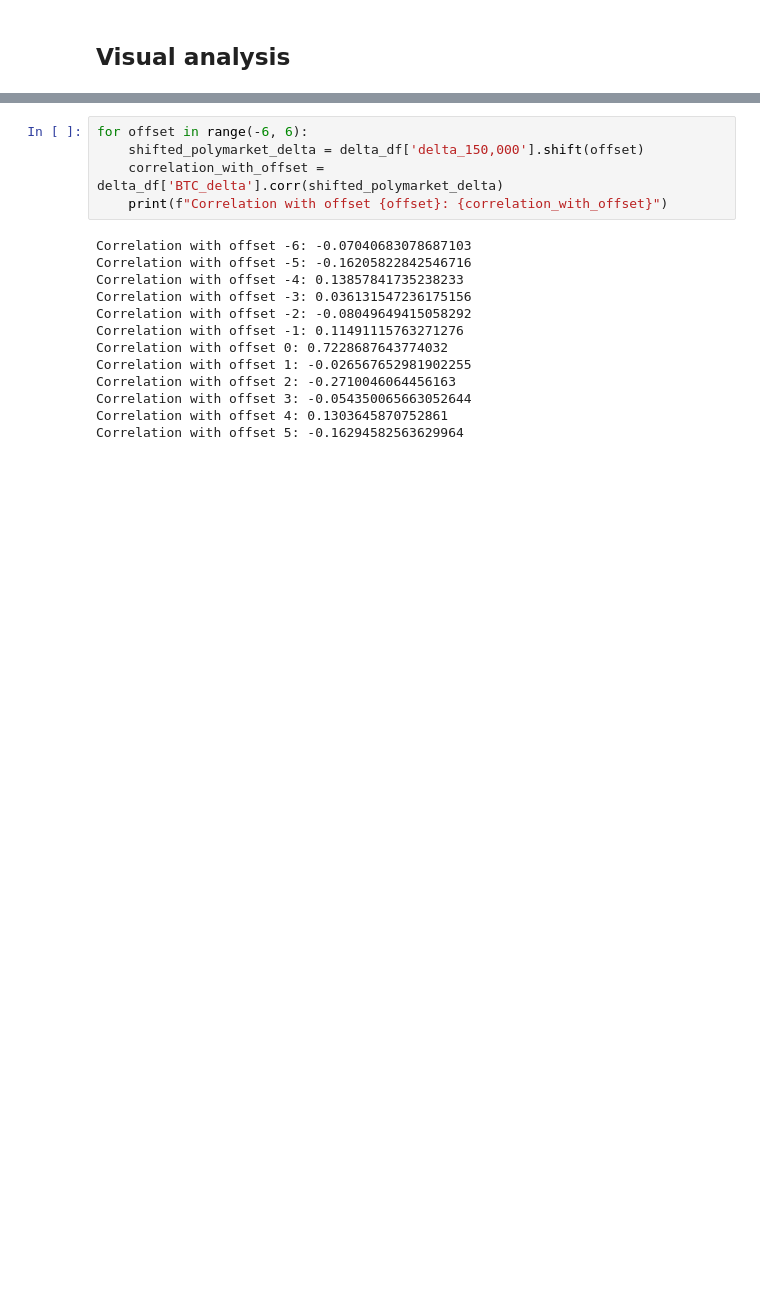
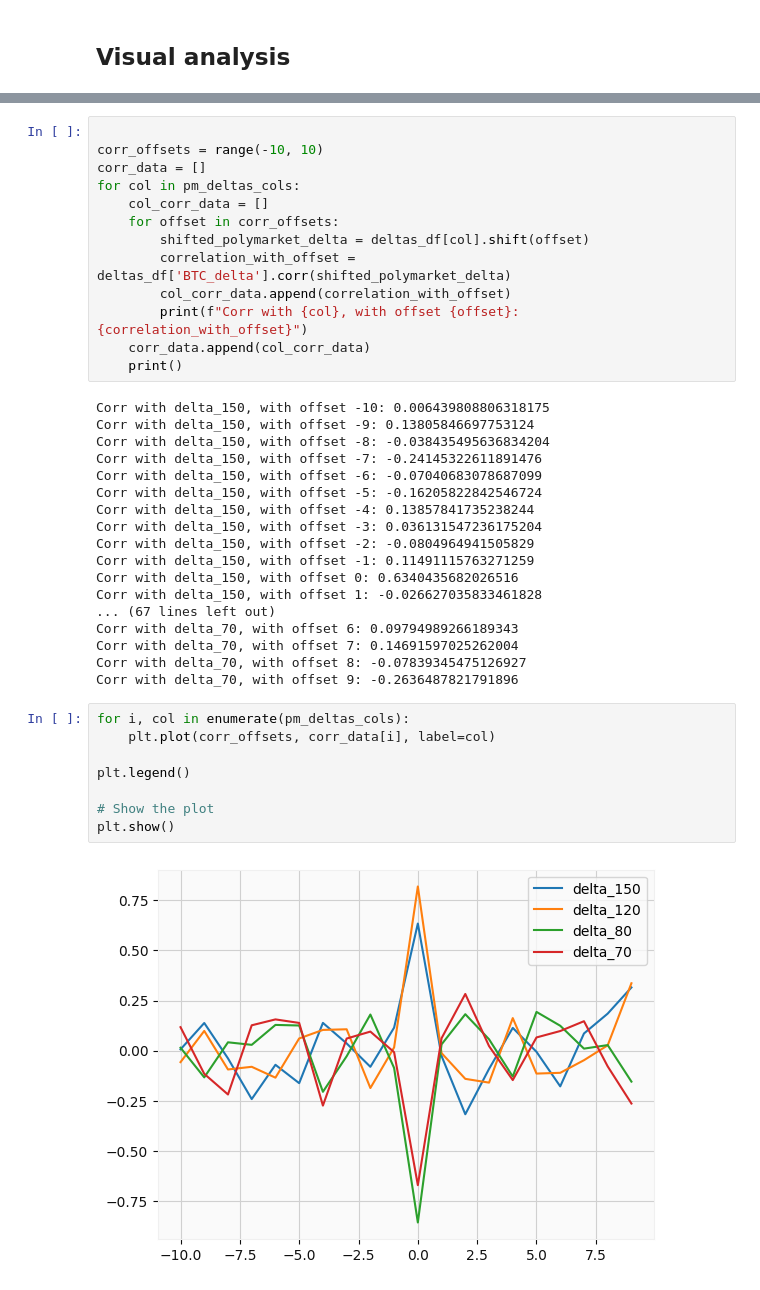
Before and after one commit to DiceNameIsMy/algotrading, a Jupyter notebook: src/main.ipynb, the cells around one changed output, grey strips where cells are left out. Cells and saved outputs as stored; diff of their text form; blank space fills up the shorter version.

```diff
--- a/src/main.ipynb
+++ b/src/main.ipynb
@@ -178,18 +185,41 @@ plt.show()
 # %%
-for offset in range(-6, 6):
-    shifted_polymarket_delta = delta_df['delta_150,000'].shift(offset)
-    correlation_with_offset = delta_df['BTC_delta'].corr(shifted_polymarket_delta)
-    print(f"Correlation with offset {offset}: {correlation_with_offset}")
+
+corr_offsets = range(-10, 10)
+corr_data = []
+for col in pm_deltas_cols:
+    col_corr_data = []
+    for offset in corr_offsets:
+        shifted_polymarket_delta = deltas_df[col].shift(offset)
+        correlation_with_offset = deltas_df['BTC_delta'].corr(shifted_polymarket_delta)
+        col_corr_data.append(correlation_with_offset)
+        print(f"Corr with {col}, with offset {offset}: {correlation_with_offset}")
+    corr_data.append(col_corr_data)
+    print()
 # %% [output]
-Correlation with offset -6: -0.07040683078687103
-Correlation with offset -5: -0.16205822842546716
-Correlation with offset -4: 0.13857841735238233
-Correlation with offset -3: 0.036131547236175156
-Correlation with offset -2: -0.08049649415058292
-Correlation with offset -1: 0.11491115763271276
-Correlation with offset 0: 0.7228687643774032
-Correlation with offset 1: -0.026567652981902255
-Correlation with offset 2: -0.2710046064456163
-Correlation with offset 3: -0.054350065663052644
-Correlation with offset 4: 0.1303645870752861
-Correlation with offset 5: -0.16294582563629964
+Corr with delta_150, with offset -10: 0.006439808806318175
+Corr with delta_150, with offset -9: 0.13805846697753124
+Corr with delta_150, with offset -8: -0.038435495636834204
+Corr with delta_150, with offset -7: -0.24145322611891476
+Corr with delta_150, with offset -6: -0.07040683078687099
+Corr with delta_150, with offset -5: -0.16205822842546724
+Corr with delta_150, with offset -4: 0.13857841735238244
+Corr with delta_150, with offset -3: 0.036131547236175204
+Corr with delta_150, with offset -2: -0.0804964941505829
+Corr with delta_150, with offset -1: 0.11491115763271259
+Corr with delta_150, with offset 0: 0.6340435682026516
+Corr with delta_150, with offset 1: -0.026627035833461828
+... (67 lines left out)
+Corr with delta_70, with offset 6: 0.09794989266189343
+Corr with delta_70, with offset 7: 0.14691597025262004
+Corr with delta_70, with offset 8: -0.07839345475126927
+Corr with delta_70, with offset 9: -0.2636487821791896
+# %%
+for i, col in enumerate(pm_deltas_cols):
+    plt.plot(corr_offsets, corr_data[i], label=col)
+
+plt.legend()
+
+# Show the plot
+plt.show()
+# %% [output]
+[figure, added]
```
Also changed, not shown: parts of 14 cells of this notebook, 3 other files.
